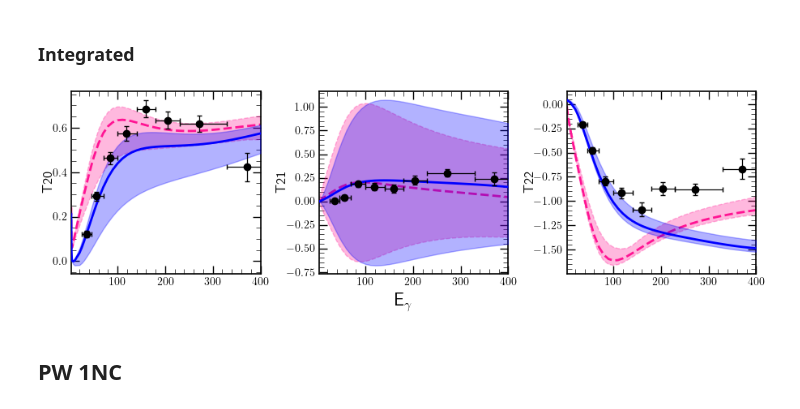
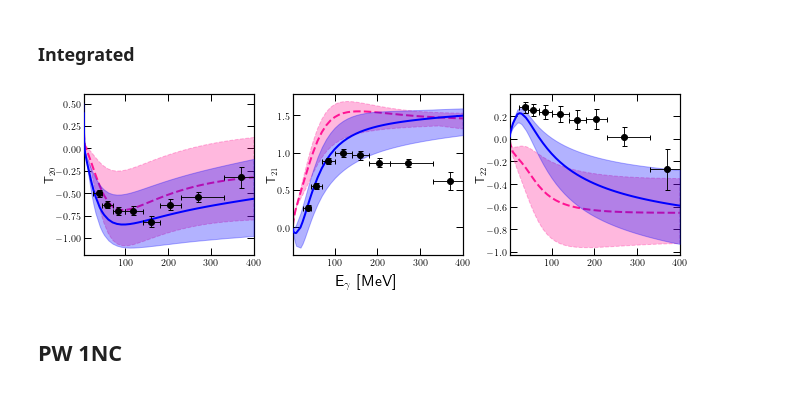
Before and after one commit to VitaliiUr/thesis, a Jupyter notebook: PlotData/Deuteron/Tensor_power.ipynb, the cells around one changed output. Saved outputs shown, nothing was run; the diff lists cells and outputs as text; code cells hidden in the pictures.

Commit message:
Tensor analyzing powers

```diff
--- a/PlotData/Deuteron/Tensor_power.ipynb
+++ b/PlotData/Deuteron/Tensor_power.ipynb
@@ -208,7 +210,7 @@ plt.show()
 # %% [markdown]
 ### Angular distribution
 # %%
-rachek_angular = pd.read_csv("Deuteron/ExpData/TensoeAnalyzingPower/rachek_t2i_vs_theta.txt", delim_whitespace=True,
+rachek_angular = pd.read_csv("ExpData/TensoeAnalyzingPower/rachek_t2i_vs_theta.txt", delim_whitespace=True,
                              names=["Emin", "Emax", "Emean", "THmin", "THmax", "THmean",
                                     "T20", "T20stater", "T20syser", "T21", "T21stater", "T21syser",
                                     "T22", "T22stater", "T22syser"])
@@ -267,24 +267,23 @@ for espan in tqdm(espans):
 
         # style
         ax[i].axhline(c="k", zorder=1, lw=1.2)
-        ax[i].set_ylabel(obs, labelpad=-1, size=12)
+        ax[i].set_ylabel(["T$_{20}$", "T$_{21}$", "T$_{22}$"][i], labelpad=-1, size=12)
         ax[i].set_xlim([20, 110])
         ax[i].tick_params(which='minor', direction='in',
                           length=4, width=0.5, top=True, right=True)
         ax[i].tick_params(which='major', direction='in',
                           length=7, width=1, top=True, right=True)
     ax[1].legend(fontsize=8)
-    plt.savefig("Figures_De/Tensor_analyzing_power_angular_E{}-{}.pdf".format(*
-                                                                                  espan), dpi=600, facecolor="white")
+    plt.savefig("../Figures_De/Tensor_analyzing_power_angular_E{}-{}.pdf".format(*espan), dpi=600, facecolor="white")
+    plt.close()
     # plt.show()
-    plt.close()
     # break
 # %% [markdown]
 ### Integrated
 # %%
 from copy import deepcopy
 
-rachek_integr = pd.read_csv("Deuteron/ExpData/TensoeAnalyzingPower/rachek_t2i_vs_egamma.txt",
+rachek_integr = pd.read_csv("ExpData/TensoeAnalyzingPower/rachek_t2i_vs_egamma.txt",
                             delim_whitespace=True,
                             names=['E-gamma_start', 'E-gamma_end', 'E-gamma_mean', 'Theta-p_start',
                                    'Theta-p_end', 'Theta-p_mean', 'T20_value', 'T20_stat_err',
@@ -294,8 +293,8 @@ rachek_integr = rachek_integr[rachek_integr["E-gamma_start"] < 400]
 Eerr = np.array(list(zip(rachek_integr["E-gamma_mean"]-rachek_integr["E-gamma_start"],
                          rachek_integr["E-gamma_end"]-rachek_integr["E-gamma_mean"])))
 # %%
-# angles = (24, 48)
-angles = (70, 102)
+angles = (24, 48)
+# angles = (70, 102)
 data = {
     "SIEGERT": {
         "min": [],
@@ -332,37 +331,37 @@ for i in range(3):
             data_all[obs][wave]["max"].append(np.max(y))
 # %%
 fig, ax = plt.subplots(1, 3, figsize=(9, 2.8), constrained_layout=True)
-fig.supxlabel("E$_\gamma$", size=16)
+fig.supxlabel("E$_\gamma$ [MeV]", size=16)
 for i in range(3):
     obs = f"T2{i}"
     for num, current_type in enumerate(["1NC", "SIEGERT"]):
         ax[i].fill_between(my_energies, data_all[obs][current_type]["min"],
                            data_all[obs][current_type]["max"],
                            alpha=0.3, zorder=2+num,
                            **line_styles[current_type])
         ax[i].plot(my_energies, data_all[obs][current_type]["mean"],
                    zorder=2+num, **line_styles[current_type])
 
     ax[i].errorbar(x="E-gamma_mean", y=f"{obs}_value", yerr=f"{obs}_stat_err",
                    xerr=Eerr[np.where((rachek_integr["Theta-p_start"] >= angles[0]) &
                                       (rachek_integr["Theta-p_end"] <= angles[1]))].T,
                    data=rachek_integr[(rachek_integr["Theta-p_start"] >= angles[0]) &
                                       (rachek_integr["Theta-p_end"] <= angles[1])],
                    zorder=4, **exp_style[0], **marker_common)
     ax[i].tick_params(which='minor', direction='in',
                       length=4, width=0.5, top=True, right=True)
     ax[i].tick_params(which='major', direction='in',
                       length=7, width=1, top=True, right=True)
 #     ax[i].grid(zorder=1)
 #     ax[i].axhline(c="k", zorder=1, lw=1.2)
-    ax[i].set_ylabel(obs, size=12, labelpad=-1)
+    ax[i].set_ylabel(["T$_{20}$", "T$_{21}$", "T$_{22}$"][i], size=12, labelpad=-1)
     ax[i].set_xlim([2.5, 400])
 # fig.tight_layout()
-plt.savefig("Figures_De/TensorPower_Th{}-{}.pdf".format(*
+plt.savefig("../Figures_De/TensorPower_Th{}-{}.pdf".format(*
                                                             angles), dpi=600, facecolor="white")
 plt.show()
 # %% [output]
-[figure, old version]
+[figure, new version]
 # %% [markdown]
 ## PW 1NC
 # %%
```
Also changed, not shown: parts of 26 cells of this notebook, 36 other files.
